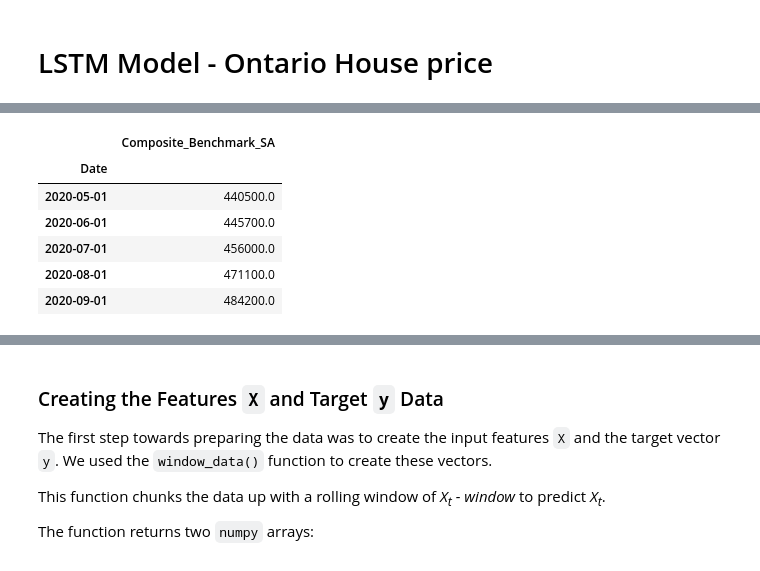
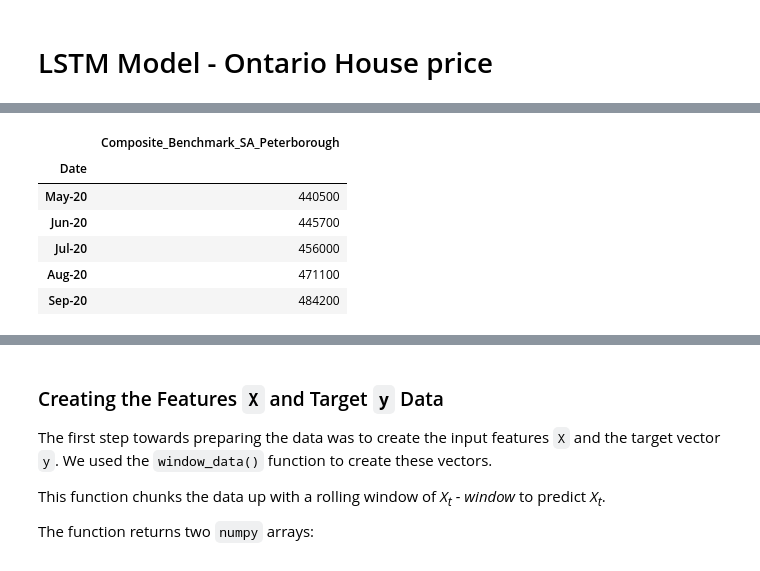
Before and after one commit to you915/covid_impacted_house_pricing_in_Ontario, a Jupyter notebook: LSTM model.ipynb, the cells around one changed output, grey strips where cells are left out. Drawn from its saved outputs; the diff is of its cells as text; code cells hidden in the pictures.

```diff
--- a/LSTM model.ipynb
+++ b/LSTM model.ipynb
@@ -85,16 +110,16 @@ df.tail()
 # %%
 # Read csv contains house prices in Peterborough
 df = pd.read_csv("Data/House_price_Peterborough.csv", index_col="Date", infer_datetime_format=True, parse_dates=True)
 
 # Drop null values
 df.dropna(inplace=True)
-df = df[["Composite_Benchmark_SA"]]
-df.tail()
+df_peterborough = df[["Composite_Benchmark_SA_Peterborough"]]
+df_peterborough.tail()
 # %% [output]
-|  | Composite_Benchmark_SA |
+|  | Composite_Benchmark_SA_Peterborough |
 | Date |  |
-| 2020-05-01 | 440500.0 |
-| 2020-06-01 | 445700.0 |
-| 2020-07-01 | 456000.0 |
-| 2020-08-01 | 471100.0 |
-| 2020-09-01 | 484200.0 |
+| May-20 | 440500 |
+| Jun-20 | 445700 |
+| Jul-20 | 456000 |
+| Aug-20 | 471100 |
+| Sep-20 | 484200 |
```
Also changed, not shown: parts of 10 cells of this notebook, 7 other files.
